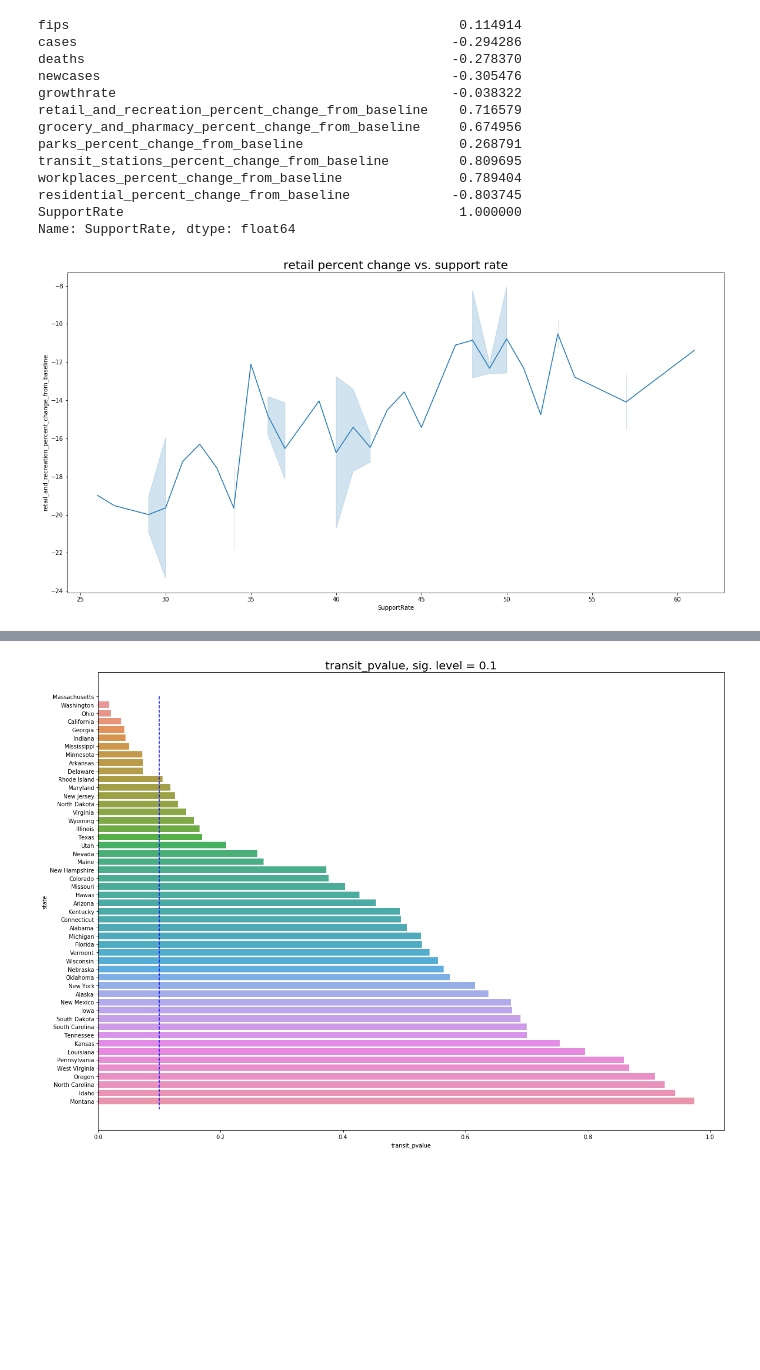
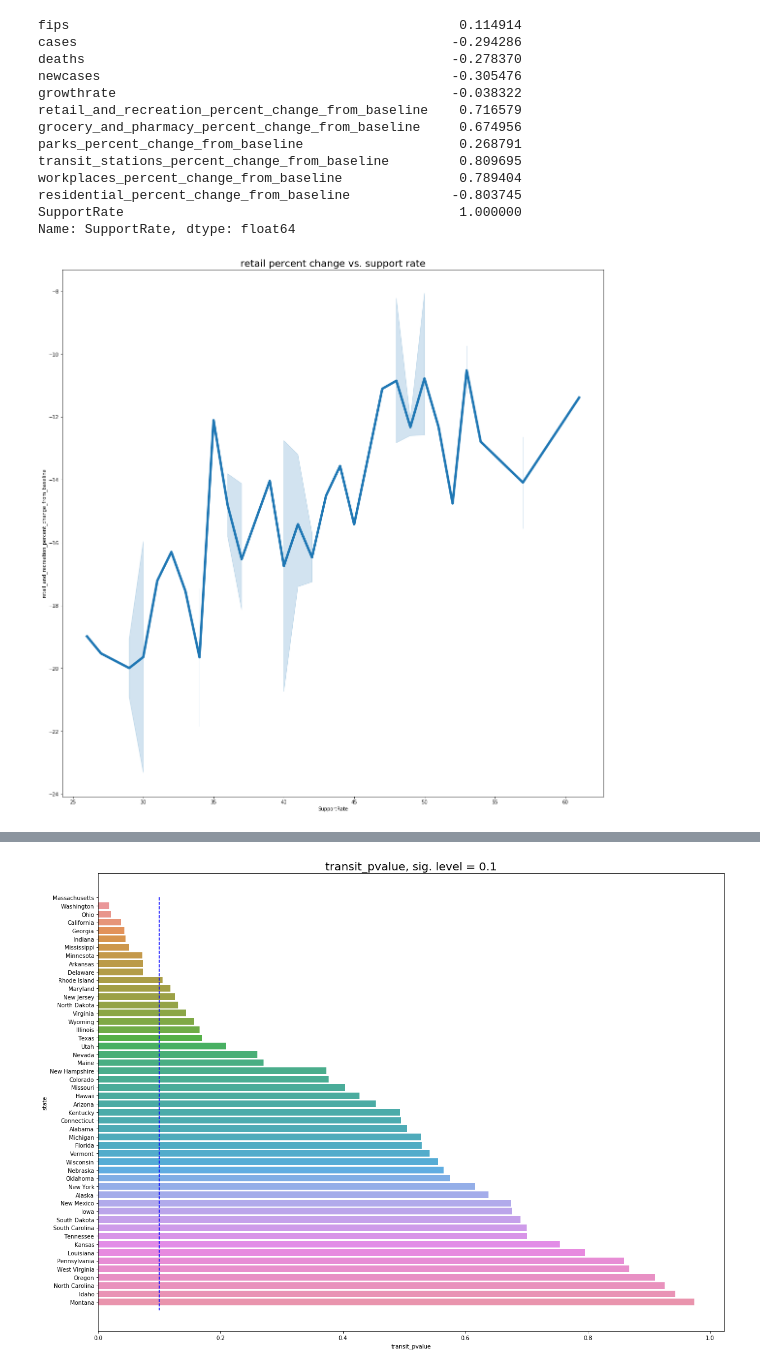
Before and after one commit to lruan001/covid19, a Jupyter notebook: State_analysis.ipynb, the cells around one changed output, grey strips where cells are left out. Cells and saved outputs as stored; diff of their text form; code cells hidden in the pictures; blank space fills up the shorter version.

```diff
--- a/State_analysis.ipynb
+++ b/State_analysis.ipynb
@@ -363,10 +325,10 @@ residential_percent_change_from_baseline             -0.803745
 SupportRate                                           1.000000
 Name: SupportRate, dtype: float64
 # %%
-plt.figure(figsize=(20,10))
-ax = sns.lineplot(y="retail_and_recreation_percent_change_from_baseline", x="SupportRate", data=new_df3)
+plt.figure(figsize=(20,20))
+ax = sns.lineplot(y="retail_and_recreation_percent_change_from_baseline", lw=5, x="SupportRate", data=new_df3)
 plt.title('retail percent change vs. support rate', size =20)
 plt.show()
 # %% [output]
-[figure, old version]
+[figure, new version]
 # %%
```
Also changed, not shown: parts of 17 cells of this notebook.
